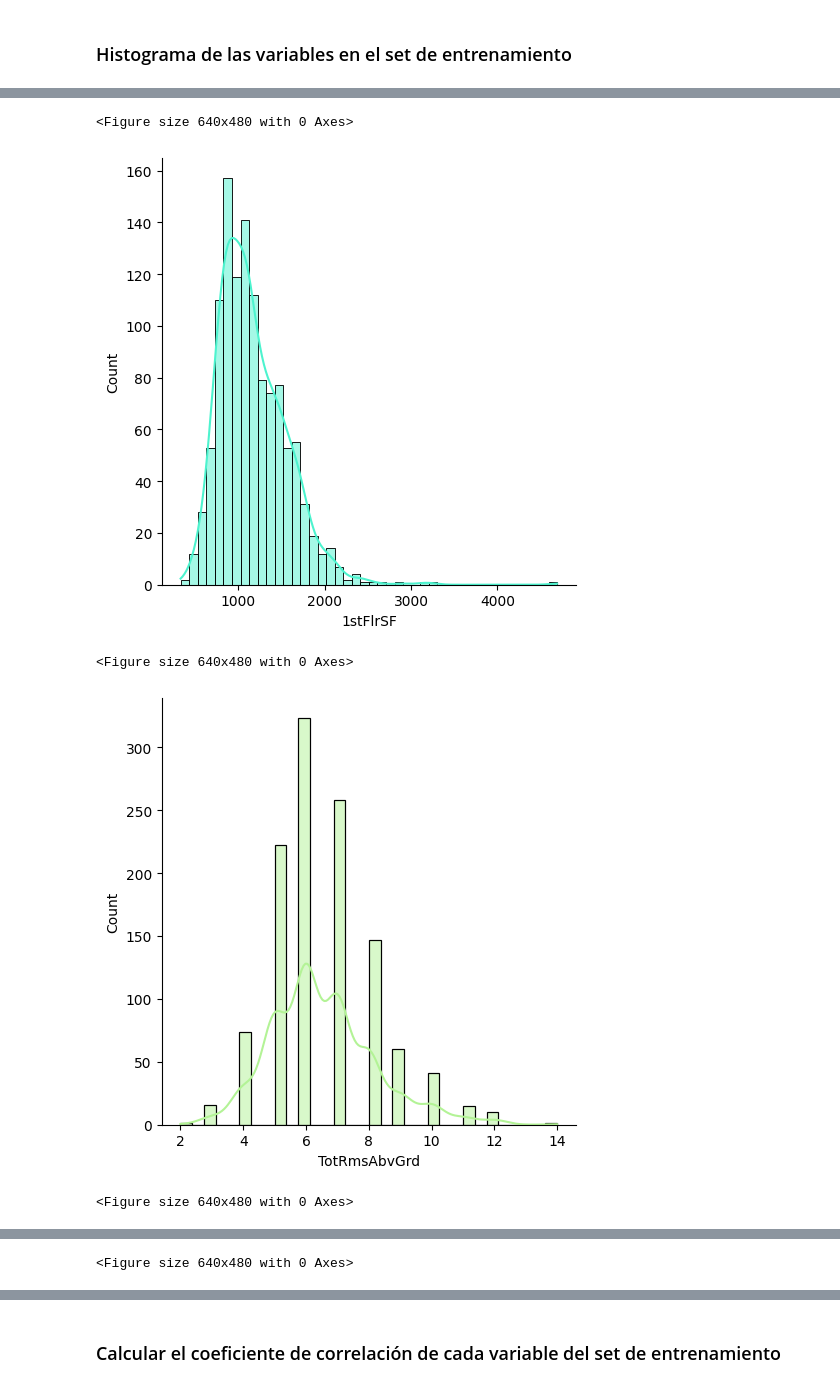
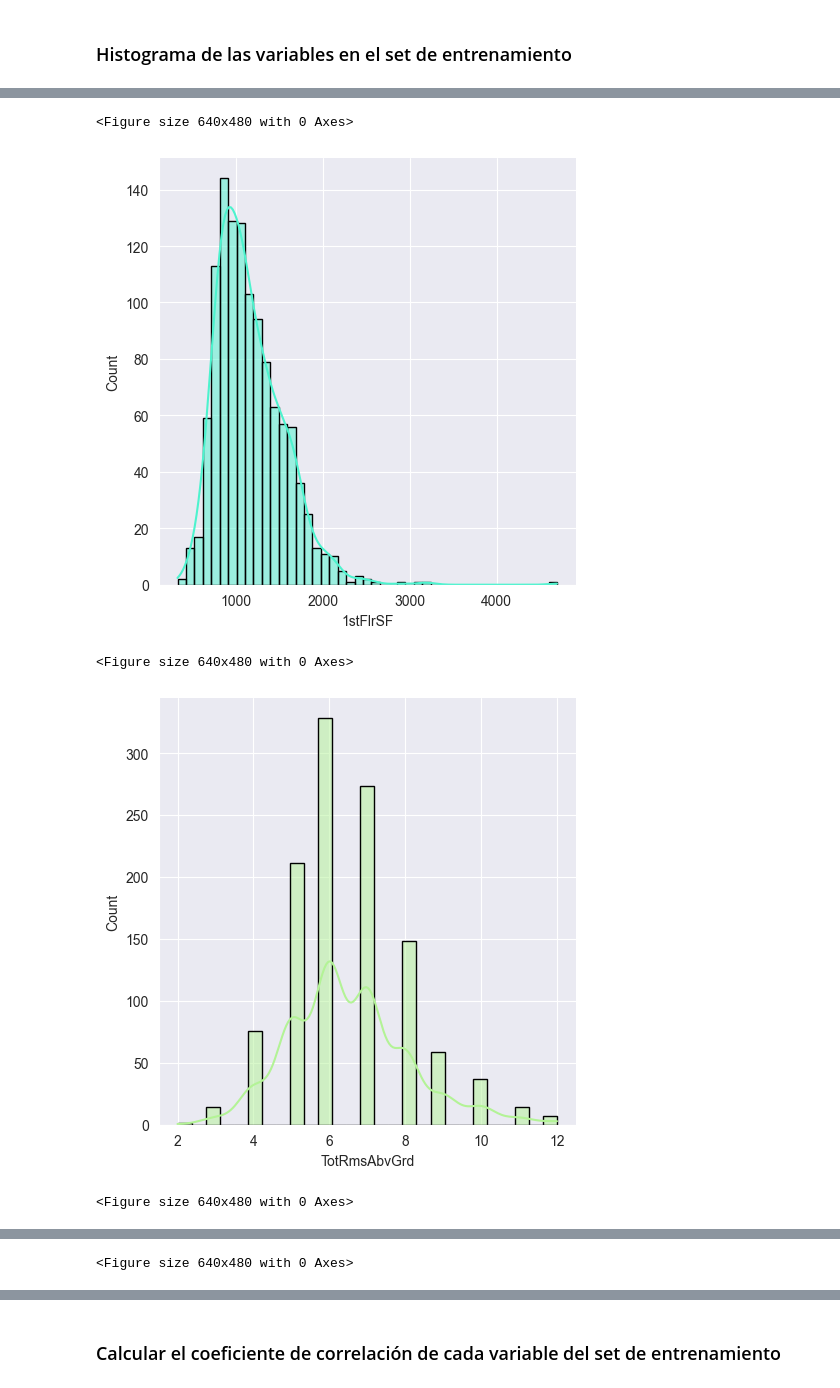
Before and after one commit to surizar2/ProyectoRegresionProgra, a Jupyter notebook: Proyecto Regresion Lineal.ipynb, the cells around one changed output, grey strips where cells are left out. Saved outputs shown, nothing was run; the diff lists cells and outputs as text; code cells hidden in the pictures.

```diff
--- a/Proyecto Regresion Lineal.ipynb
+++ b/Proyecto Regresion Lineal.ipynb
@@ -16,8 +16,10 @@ def CargaDatos():
     TrainingData = np.load('proyecto_training_data.npy')
     DataRegression = pd.DataFrame(TrainingData,columns =['SalePrice','OveralQual', '1stFlrSF', 'TotRmsAbvGrd', 'YearBuilt', 'LotFrontage'])
     DataRegression = DataRegression.sample(frac = 1, ignore_index=True)
-    DataTrain = DataRegression.iloc[0:int(len(DataRegression)*.8),:]
-    DataTest = DataRegression.iloc[int(len(DataRegression)*0.8):len(DataRegression), : ]
+    DataTrain = DataRegression[:int(len(DataRegression)*0.8)]
+    DataTest = DataRegression[int(len(DataRegression)*0.8):len(DataRegression)]
+    #DataTrain = DataRegression.iloc[0:int(len(DataRegression)*.8),:]
+    #DataTest = DataRegression.iloc[int(len(DataRegression)*0.8):len(DataRegression), : ]
 
 
     return DataRegression, DataTrain, DataTest
@@ -109,11 +115,11 @@ Name: min, dtype: float64
 ### Histograma de las variables en el set de entrenamiento
 # %%
 ColorHist = cm.rainbow(np.linspace(0,1,(DatosEntreno.shape[1])))
-
+sb.set_style('darkgrid')
 Ban = 0
 for column in DatosEntreno:
     plt.figure()
-    sb.displot(DatosEntreno[column], kde = True, color = ColorHist[Ban])
+    sb.displot(DatosEntreno[column], kde = True, color = ColorHist[Ban], linewidth = 1, edgecolor = '0')
     Ban = Ban + 1
 # %% [output]
 <Figure size 640x480 with 0 Axes>
@@ -123,5 +129,5 @@ for column in DatosEntreno:
 <Figure size 640x480 with 0 Axes>
-[figure, old version]
+[figure, new version]
 <Figure size 640x480 with 0 Axes>
-[figure, old version]
+[figure, new version]
 <Figure size 640x480 with 0 Axes>
```
Also changed, not shown: parts of 22 cells of this notebook.
